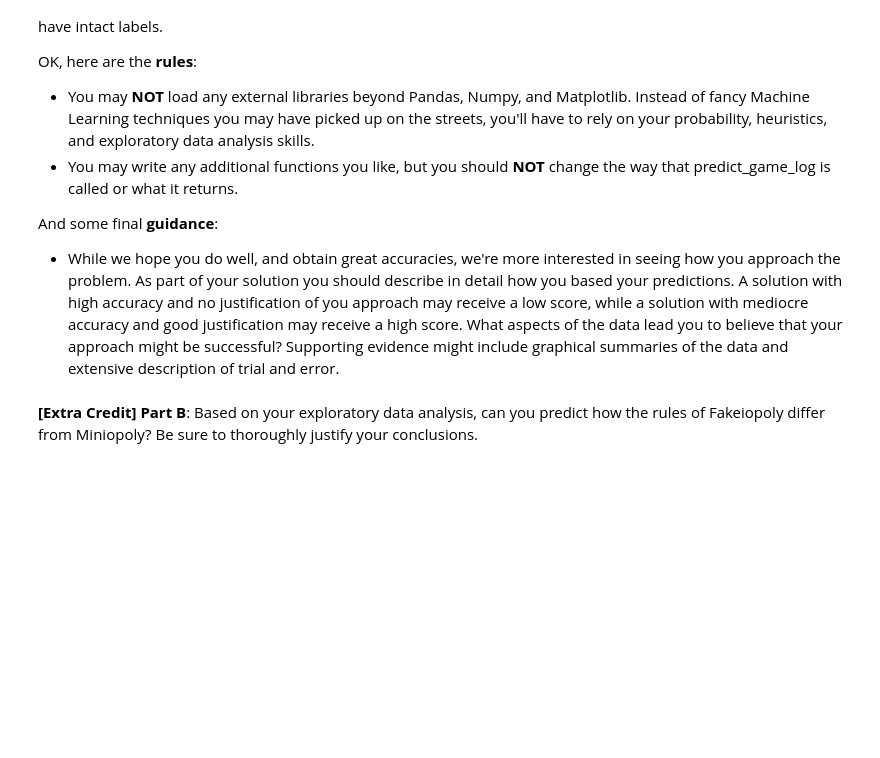
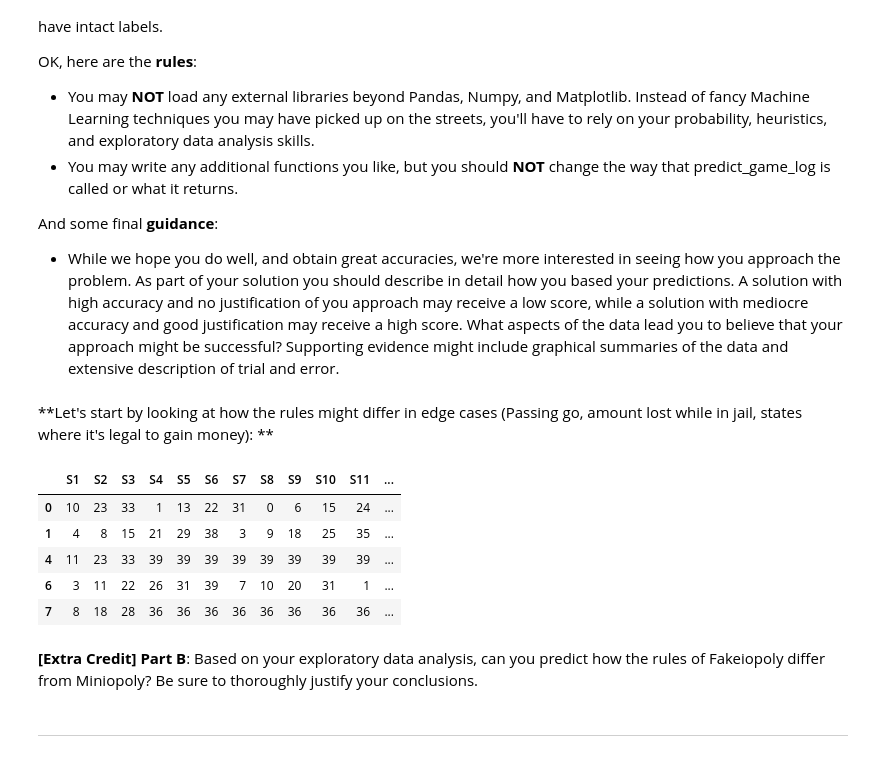
Before and after one commit to scuthbert/DataScience, a Jupyter notebook: hmwk/hmwk02/hmwk02.ipynb, the cells around one changed output. Saved outputs shown, nothing was run; the diff lists cells and outputs as text; code cells hidden in the pictures; blank space fills up the shorter version.

```diff
--- a/hmwk/hmwk02/hmwk02.ipynb
+++ b/hmwk/hmwk02/hmwk02.ipynb
@@ -491,5 +489,22 @@ def score(df):
     num_samples = len(df.loc[pd.notnull(df["Game"])])
     num_correct = np.sum(df.loc[pd.notnull(df["Game"]), "Game"] == df.loc[pd.notnull(df["Game"]), "Prediction"])
     print("accuracy on labeled data: {}".format(num_correct / num_samples))
+# %% [markdown]
+**Let's start by looking at how the rules might differ in edge cases (Passing go, amount lost while in jail, states where it's legal to gain money): **
+# %%
+dfFakes = pd.read_csv("game_log.csv")
+dfFakes = dfFakes.loc[dfFakes["Game"]=='fake']
+
+dfJailed = dfFakes.iloc[:,:20]
+dfJailed.head()
+# %% [output]
+|  | S1 | S2 | S3 | S4 | S5 | S6 | S7 | S8 | S9 | S10 | S11 | ... |
+| 0 | 10 | 23 | 33 | 1 | 13 | 22 | 31 | 0 | 6 | 15 | 24 | ... |
+| 1 | 4 | 8 | 15 | 21 | 29 | 38 | 3 | 9 | 18 | 25 | 35 | ... |
+| 4 | 11 | 23 | 33 | 39 | 39 | 39 | 39 | 39 | 39 | 39 | 39 | ... |
+| 6 | 3 | 11 | 22 | 26 | 31 | 39 | 7 | 10 | 20 | 31 | 1 | ... |
+| 7 | 8 | 18 | 28 | 36 | 36 | 36 | 36 | 36 | 36 | 36 | 36 | ... |
 # %% [markdown]
 **[Extra Credit] Part B**: Based on your exploratory data analysis, can you predict how the rules of Fakeiopoly differ from Miniopoly?  Be sure to thoroughly justify your conclusions.
+# %% [markdown]
+****
```
Also changed, not shown: parts of 7 cells of this notebook.
